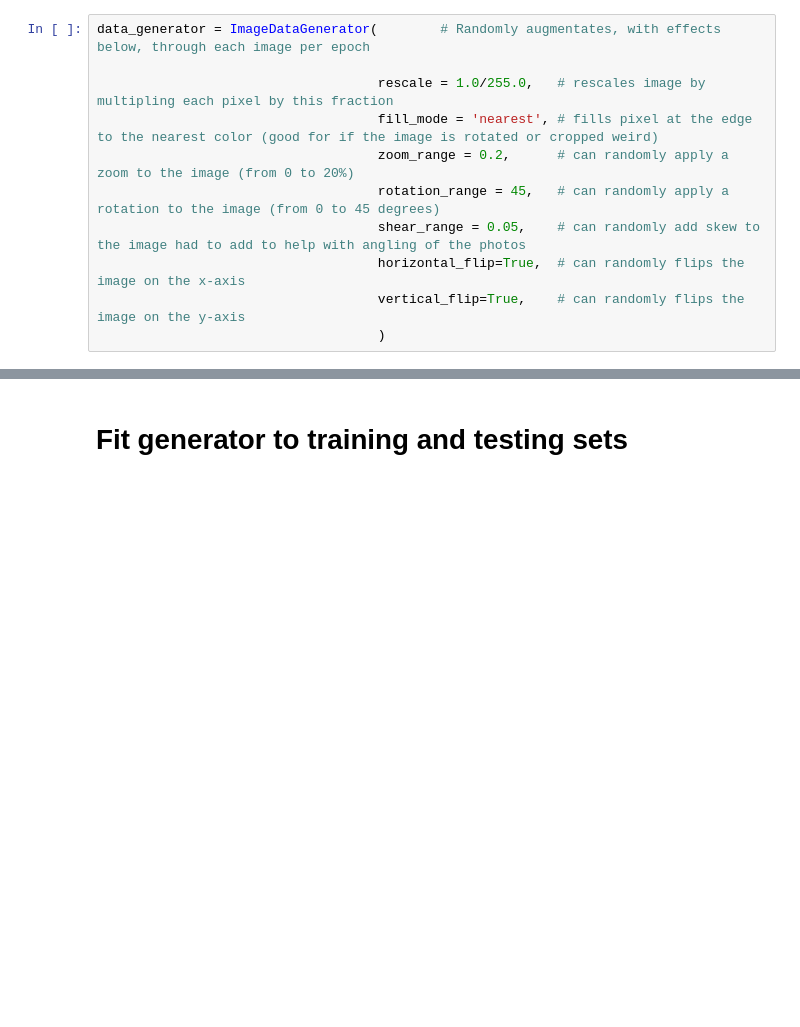
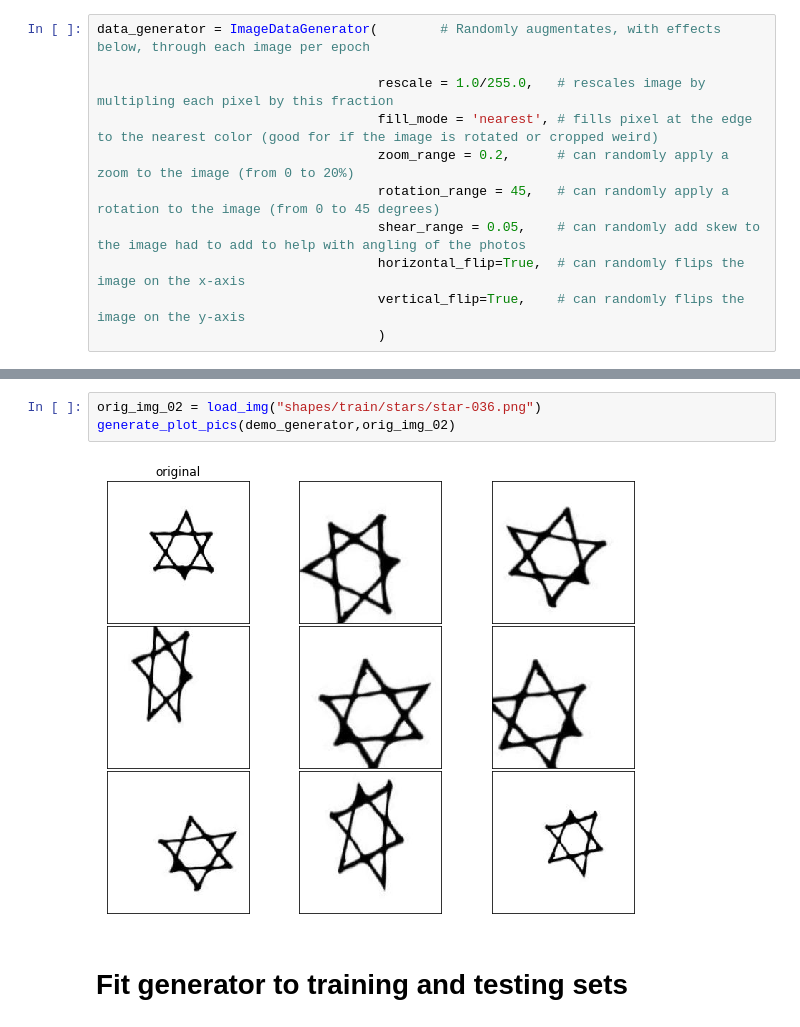
Before and after one commit to sdman135/Shapes-Image_Classifier_Convolutional_Neural_Network, a Jupyter notebook: Shapes_Convolutional_Neural_Network-final-with-stars.ipynb, the cells around one changed output, grey strips where cells are left out. Saved outputs shown, nothing was run; the diff lists cells and outputs as text; blank space fills up the shorter version.

```diff
--- a/Shapes_Convolutional_Neural_Network-final-with-stars.ipynb
+++ b/Shapes_Convolutional_Neural_Network-final-with-stars.ipynb
@@ -139,3 +212,8 @@ data_generator = ImageDataGenerator(        # Randomly augmentates, with effects
+# %%
+orig_img_02 = load_img("shapes/train/stars/star-036.png")
+generate_plot_pics(demo_generator,orig_img_02)
+# %% [output]
+[figure, added]
 # %% [markdown]
 # Fit generator to training and testing sets
 # %%
```
Also changed, not shown: parts of 35 cells of this notebook, 48 other files.
